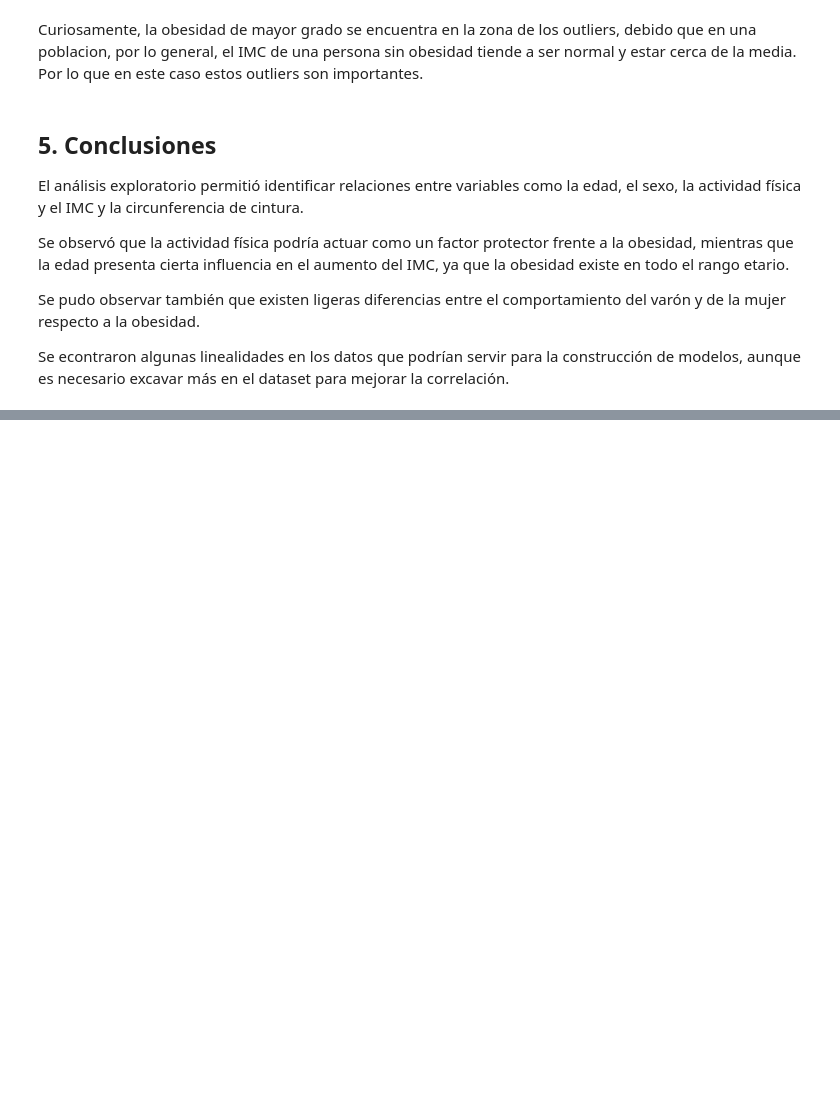
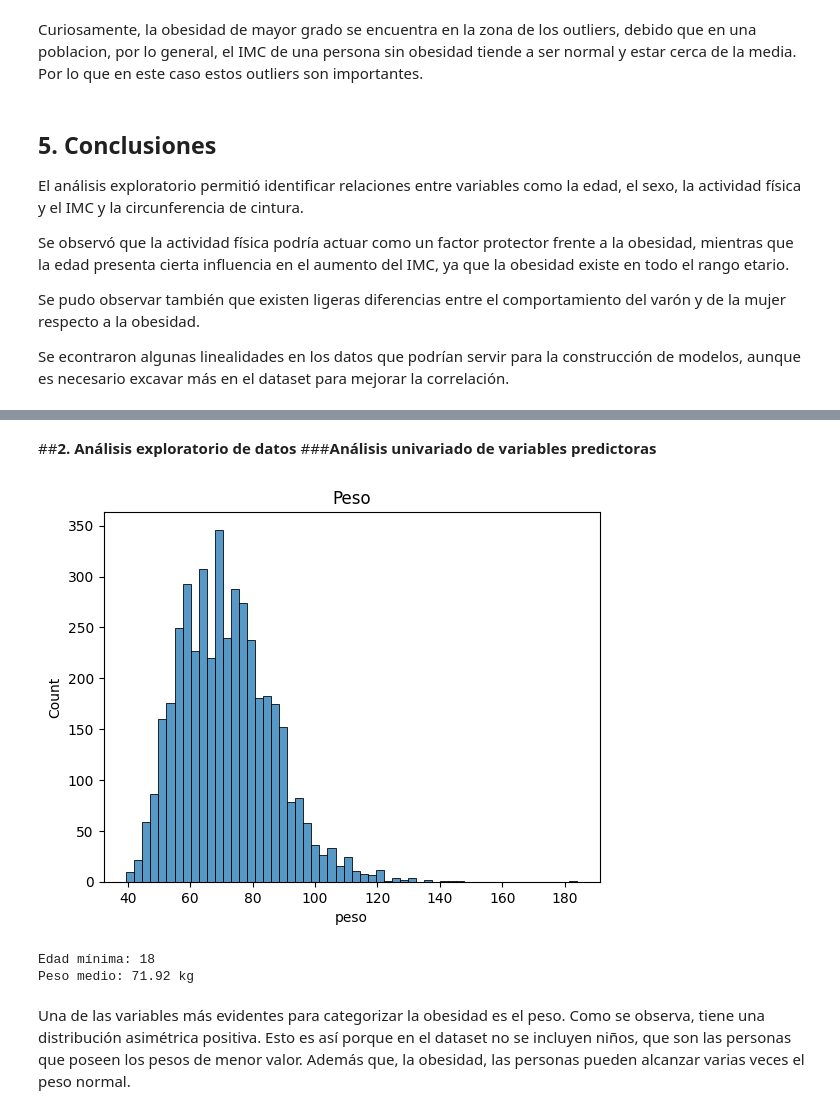
Before and after one commit to cabreonictor/Ciencia-de-Datos-y-Optimizacion-de-Modelos, a Jupyter notebook: notebook/Proyecto_Ciencia_de_Datos_y_Optimización_de_Modelos.ipynb, the cells around one changed output, grey strips where cells are left out. Saved outputs shown, nothing was run; the diff lists cells and outputs as text; code cells hidden in the pictures; blank space fills up the shorter version.

```diff
--- a/notebook/Proyecto_Ciencia_de_Datos_y_Optimización_de_Modelos.ipynb
+++ b/notebook/Proyecto_Ciencia_de_Datos_y_Optimización_de_Modelos.ipynb
@@ -316,0 +327,17 @@ Se econtraron algunas linealidades en los datos que podrían servir para la cons
+# %% [markdown]
+##**2. Análisis exploratorio de datos**
+###**Análisis univariado de variables predictoras**
+# %%
+sns.histplot(data=df, x='peso')
+plt.title("Peso")
+plt.show()
+# %% [output]
+[figure, added]
+# %%
+print('Edad mínima:',df['edad'].min())
+print('Peso medio:', df['peso'].mean().round(2), 'kg')
+# %% [output]
+Edad mínima: 18
+Peso medio: 71.92 kg
+# %% [markdown]
+Una de las variables más evidentes para categorizar la obesidad es el peso. Como se observa, tiene una distribución asimétrica positiva. Esto es así porque en el dataset no se incluyen niños, que son las personas que poseen los pesos de menor valor. Además que, la obesidad, las personas pueden alcanzar varias veces el peso normal.
```
Also changed, not shown: parts of 3 cells of this notebook.
